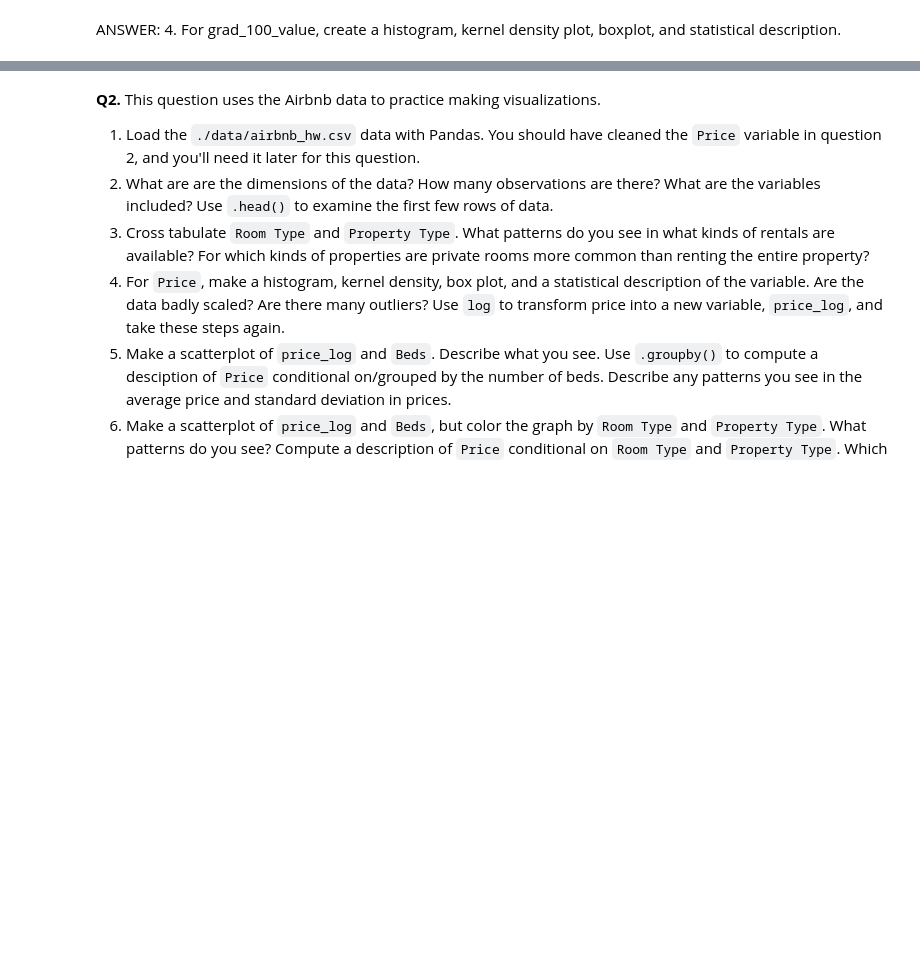
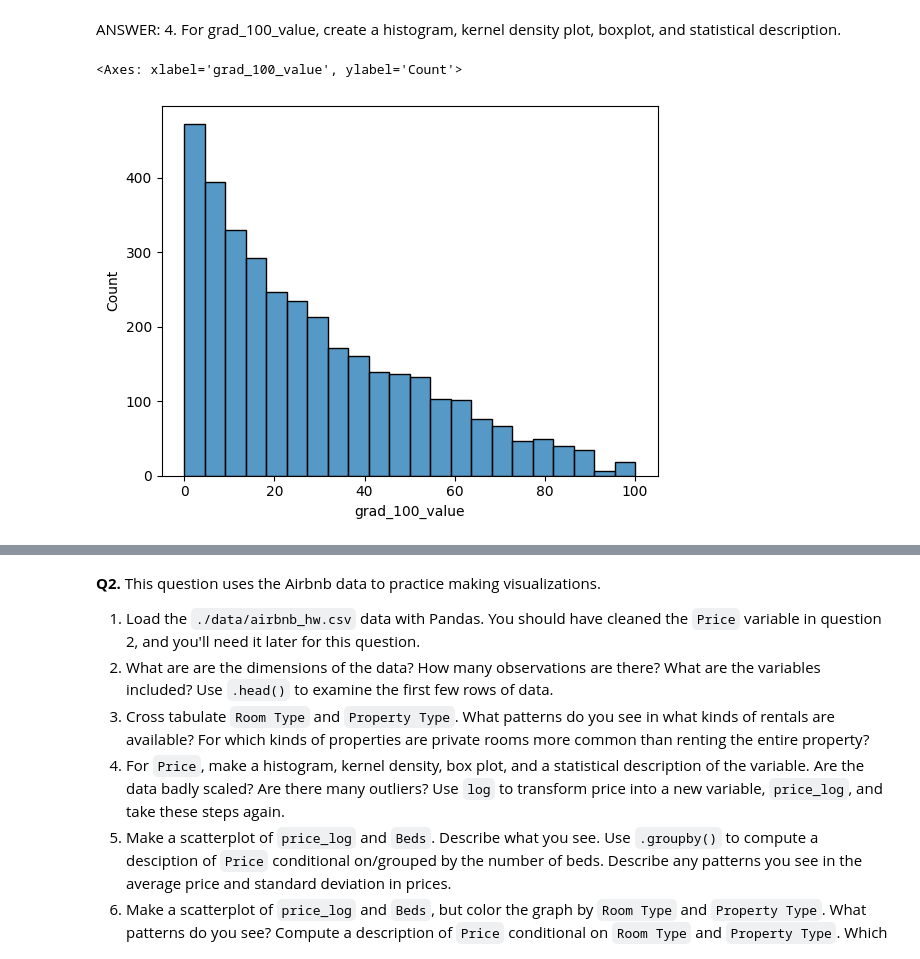
Before and after one commit to Zach-Russell/visualization, a Jupyter notebook: assignment/assignment.ipynb, the cells around one changed output, grey strips where cells are left out. Drawn from its saved outputs; the diff is of its cells as text; code cells hidden in the pictures; blank space fills up the shorter version.

```diff
--- a/assignment/assignment.ipynb
+++ b/assignment/assignment.ipynb
@@ -72,12 +72,7 @@ ANSWER: 4. For grad_100_value, create a histogram, kernel density plot, boxplot,
 import seaborn as sns
 # %%
 #Histogram
-
-
-#Kernel density plot
-
-
-#Boxplot
-
-
-#Statistical description
+sns.histplot(df["grad_100_value"])
+# %% [output]
+<Axes: xlabel='grad_100_value', ylabel='Count'>
+[figure, added]
```
Also changed, not shown: parts of 36 cells of this notebook.
